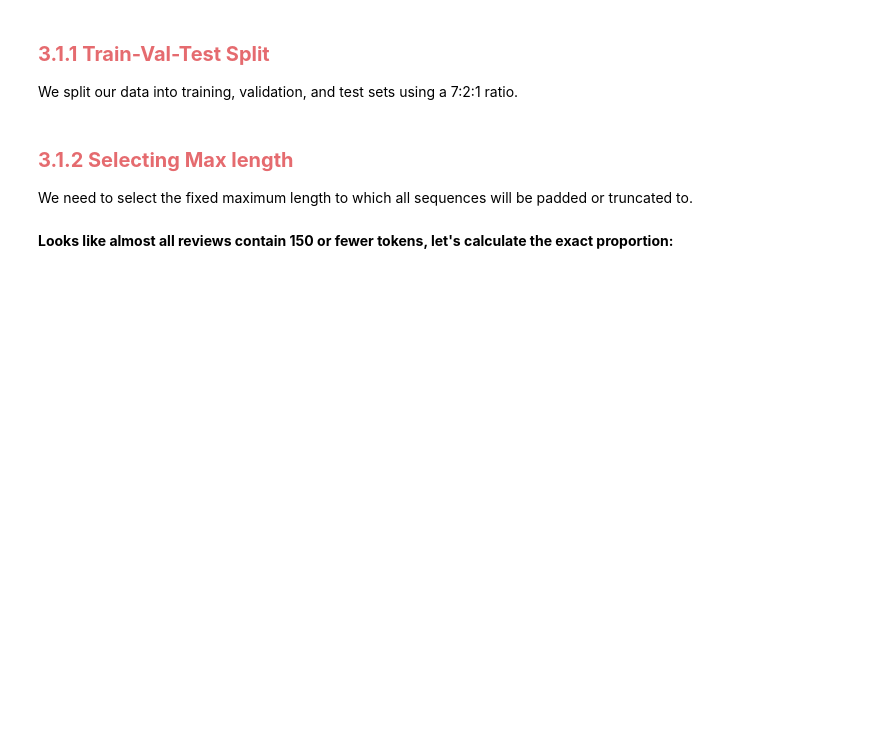
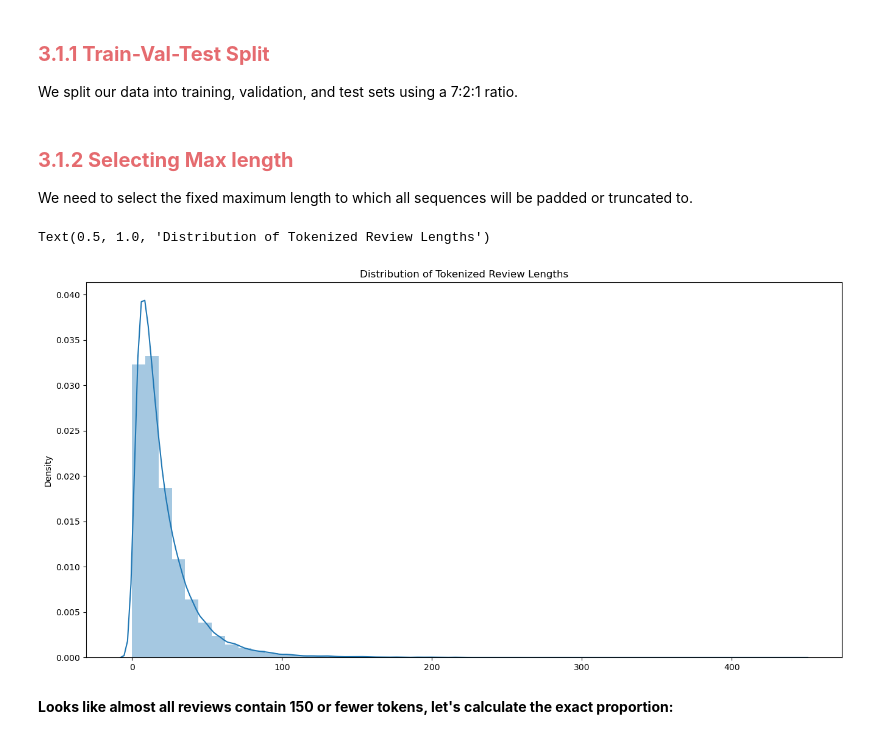
Before and after one commit to rkouak2s/customer_review, a Jupyter notebook: transformers.ipynb, the cells around one changed output. Saved outputs shown, nothing was run; the diff lists cells and outputs as text; code cells hidden in the pictures; blank space fills up the shorter version.

```diff
--- a/transformers.ipynb
+++ b/transformers.ipynb
@@ -306,10 +306,13 @@ test.reset_index(drop=True,inplace=True)
 
 We need to select the fixed maximum length to which all sequences will be padded or truncated to.
 # %%
-#all_tokens = [tokenizer.tokenize(x) for x in df.Review]
-#plt.figure(figsize = (16,8))
-#sns.distplot([len(x) for x in all_tokens])
-#plt.title("Distribution of Tokenized Review Lengths")
+all_tokens = [tokenizer.tokenize(x) for x in df.Review]
+plt.figure(figsize = (16,8))
+sns.distplot([len(x) for x in all_tokens])
+plt.title("Distribution of Tokenized Review Lengths")
+# %% [output]
+Text(0.5, 1.0, 'Distribution of Tokenized Review Lengths')
+[figure, added]
 # %% [markdown]
 <b>Looks like almost all reviews contain 150 or fewer tokens, let's calculate the exact proportion: </b>
 # %%
```
Also changed, not shown: parts of 9 cells of this notebook.
